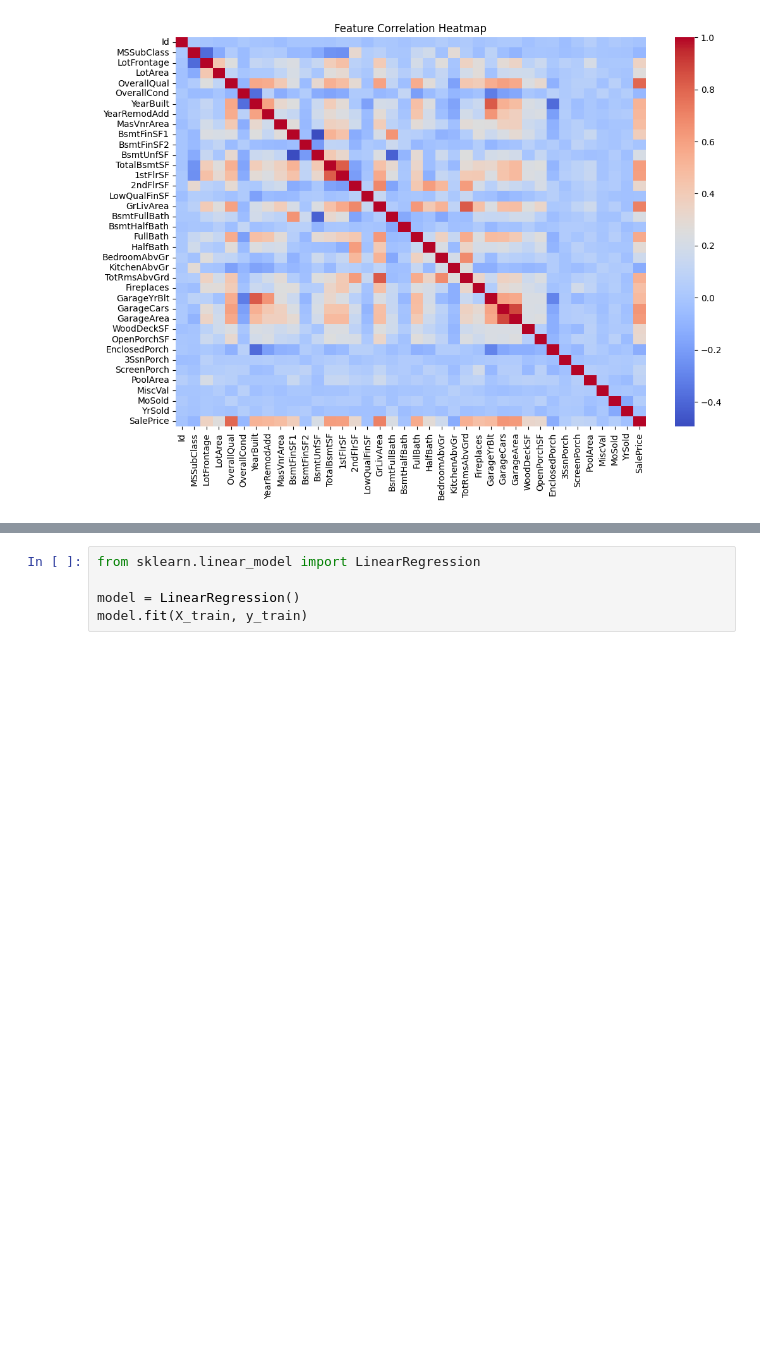
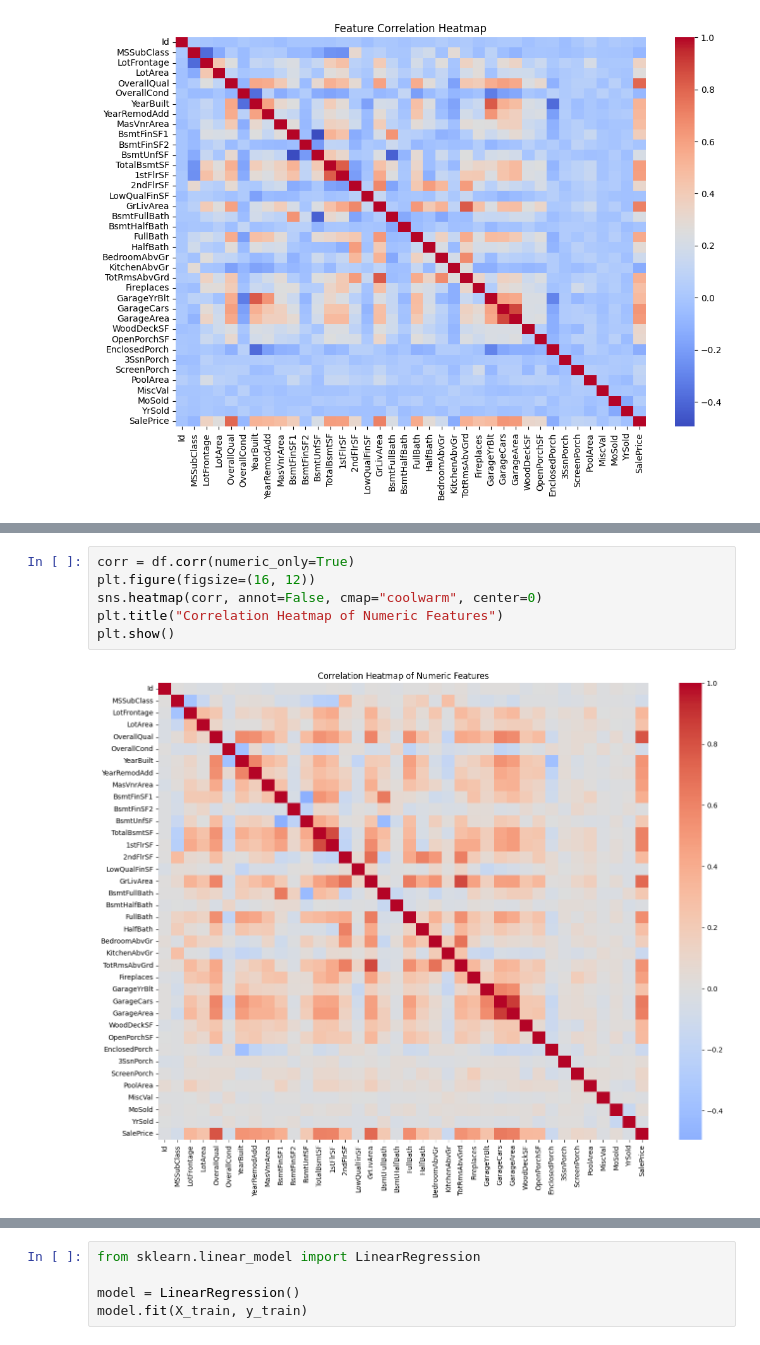
Before and after one commit to RaghavAgarwal-01/house-price-prediction, a Jupyter notebook: notebooks/eda.ipynb, the cells around one changed output, grey strips where cells are left out. Drawn from its saved outputs; the diff is of its cells as text; blank space fills up the shorter version.

```diff
--- a/notebooks/eda.ipynb
+++ b/notebooks/eda.ipynb
@@ -325,0 +212,8 @@ X_train, X_test, y_train, y_test = train_test_split(
+# %%
+corr = df.corr(numeric_only=True)
+plt.figure(figsize=(16, 12))
+sns.heatmap(corr, annot=False, cmap="coolwarm", center=0)
+plt.title("Correlation Heatmap of Numeric Features")
+plt.show()
+# %% [output]
+[figure, added]
```
Also changed, not shown: parts of 57 cells of this notebook.
